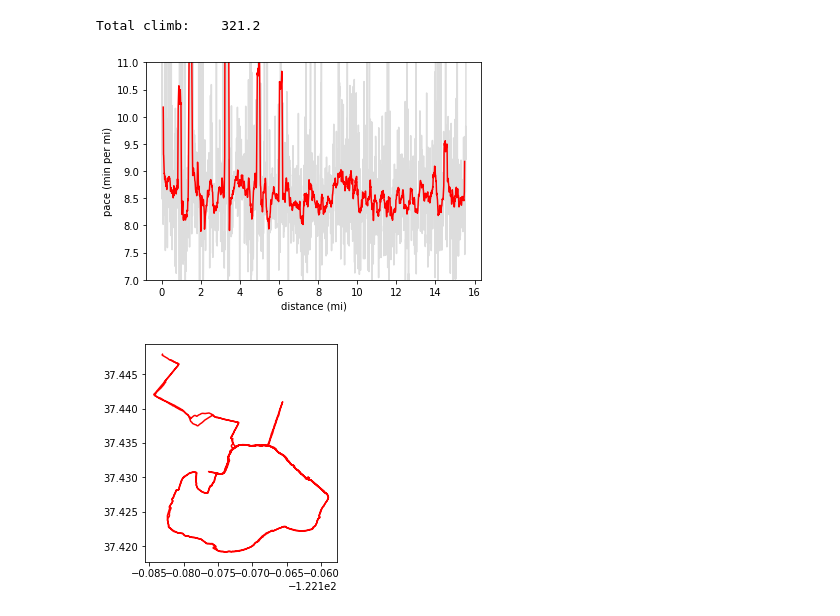
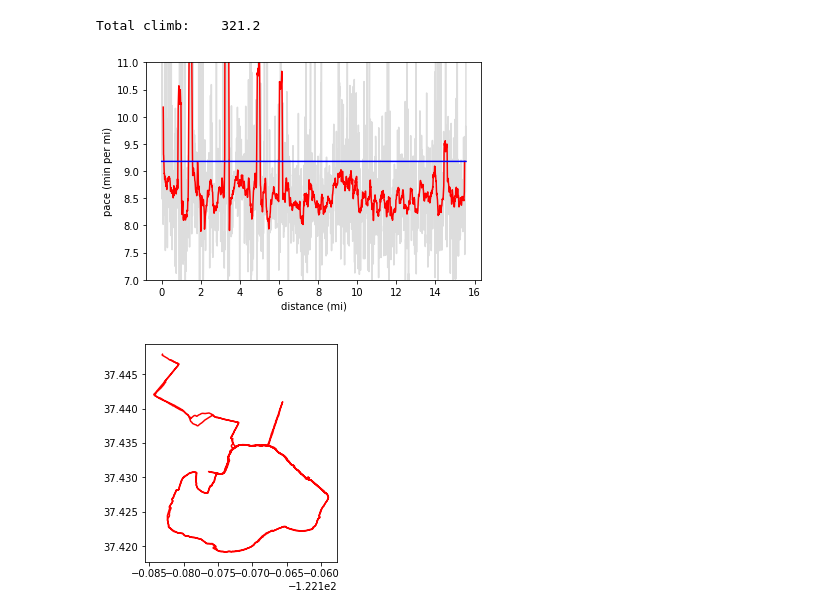
Before and after one commit to christopherbronner/gps-run-tracker, a Jupyter notebook: GPS tracker.ipynb, the cells around one changed output. Drawn from its saved outputs; the diff is of its cells as text; code cells hidden in the pictures.

```diff
--- a/GPS tracker.ipynb
+++ b/GPS tracker.ipynb
@@ -102,34 +102,35 @@ import copy
 # pace_hist is a list of paces between two points each
 pace_hist=[]
 for i, row in df[1:].iterrows():
     time_diff = df.iloc[i]['time']-df.iloc[i-1]['time']
     pos_diff  = df.iloc[i]['accuDist']-df.iloc[i-1]['accuDist']
     curr_pace = time_diff.seconds / pos_diff
     pace_hist.append(curr_pace/60)
 
 # remove spikes (if a value is more than spike_tolerace times larger than the mean of the surrounding values)
 spike_tolerance = 1.3
 pace_hist_nospikes = copy.copy(pace_hist)
 for i in range(len(pace_hist_nospikes)):
     if i>1 and i<(len(pace_hist_nospikes)-2):
         if pace_hist_nospikes[i] > spike_tolerance * np.mean([pace_hist_nospikes[i-2],pace_hist_nospikes[i-1],pace_hist_nospikes[i+1],pace_hist_nospikes[i+2]]):
             pace_hist_nospikes[i] = np.mean([pace_hist_nospikes[i-2],pace_hist_nospikes[i+2]])
 
 
 # running average of pace (without spikes), N is width of average
 N = 23 # N must be 2n+1
 pace_hist_binned = np.convolve(pace_hist_nospikes, np.ones((N,))/N, mode='valid')
 
 # Plot original pace trace in grey and spike-removed, averaged trace in red
 plt.plot(df['accuDist'][1:],pace_hist,'#dddddd')
 plt.plot(df['accuDist'][1+int((N-1)/2):-int((N-1)/2)],pace_hist_binned,'r')
+plt.plot(df['accuDist'][1:],[avg_pace/60 for i in range(len(df['accuDist'][1:]))],'b')
 plt.ylabel('pace (min per mi)')
 plt.xlabel('distance (mi)')
 plt.ylim(7,11)
 #plt.xlim(2,4)
 plt.show()
 # %% [output]
-[figure, old version]
+[figure, new version]
 # %%
 # Plot running path
 plt.plot(df['lon'],df['lat'],'r')
```
Also changed, not shown: 5 other files.
